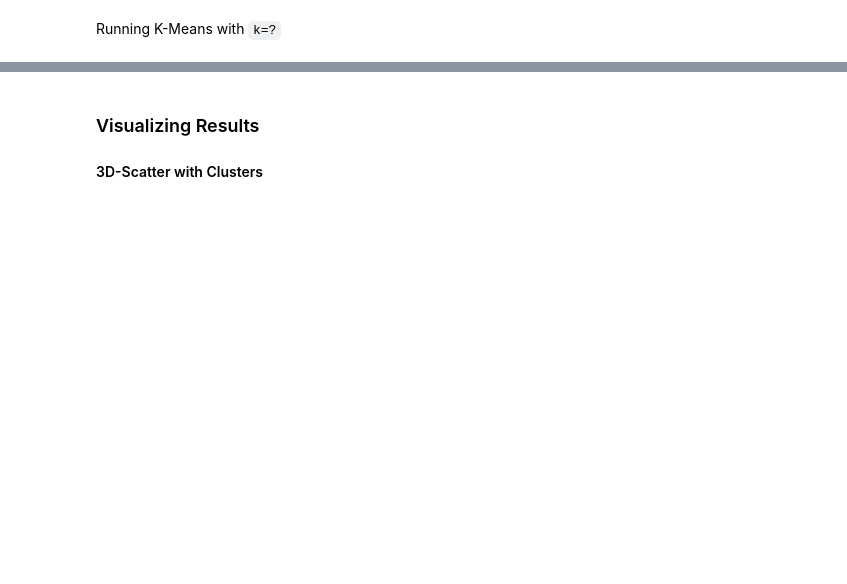
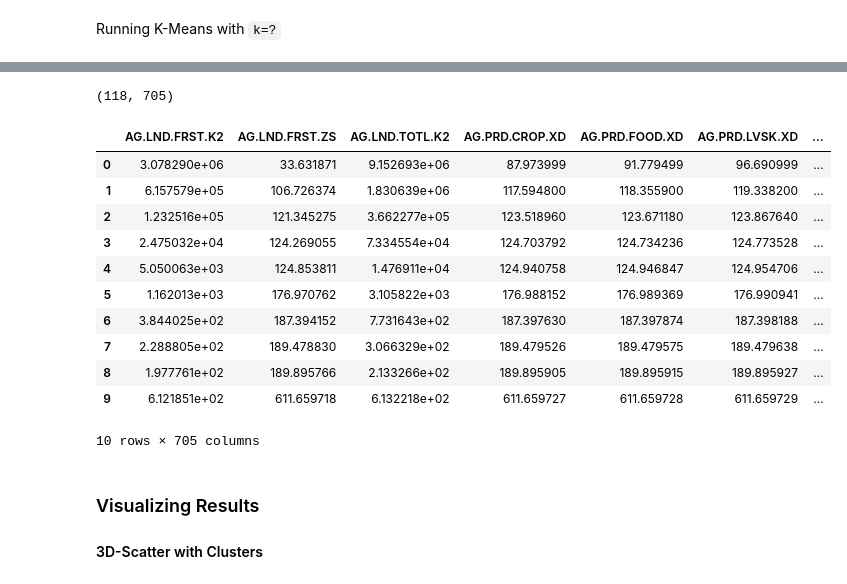
Before and after one commit to michaelmalamut/Final-Group-Project, a Jupyter notebook: PCA_Calculations.ipynb, the cells around one changed output, grey strips where cells are left out. Drawn from its saved outputs; the diff is of its cells as text; code cells hidden in the pictures; blank space fills up the shorter version.

```diff
--- a/PCA_Calculations.ipynb
+++ b/PCA_Calculations.ipynb
@@ -25,0 +49,5 @@ worldbank_df.head()
+# %%
+# Create a new DataFrame that holds only the countries names.
+country_names_df = worldbank_df.filter(['Country'], axis=1)
+#country_names_df = country_names_df.set_index('Symbol')
+country_names_df
@@ -25,0 +68,5 @@ worldbank_df.head()
+# %%
+# Drop the 'Country' column since it's not going to be used on the clustering algorithm.
+worldbank_df.drop('Country', axis=1, inplace=True)
+#worldbank_df = worldbank_df.set_index('Symbol')
+worldbank_df.head()
@@ -26,3 +81,5 @@ worldbank_df.head()
+# %%
+x=worldbank_df
 # %%
 # Standardize the data with StandardScaler().
 scaler = StandardScaler().fit(x)
@@ -62,7 +147,7 @@ df_elbow.hvplot.line(x="k", y="inertia", xticks=k, title="Elbow Curve")
 Running K-Means with `k=?`
 # %%
 # Initialize the K-Means model. Define clusters before running
-model = KMeans(n_clusters=?, random_state=0)
+model = KMeans(n_clusters=3, random_state=0)
 
 # Fit the model
 model.fit(pcs_df)
@@ -77,11 +183,28 @@ merged_df
 # %%
-#  Add a new column, "Class" to the merged_df DataFrame that holds the predictions.
-mergeddf["class"] = model.labels_
+#  Add a new column, "Country" to the clustered_df DataFrame
+merged_df["Country"] = country_names_df["Country"]
+
+#  Add a new column, "Class" to the clustered_df DataFrame that holds the predictions.
+merged_df["class"] = model.labels_
 pcs_df.head()
 
-# Print the shape of the merged_df
+# Print the shape of the clustered_df
 print(merged_df.shape)
 merged_df.head(10)
+# %% [output]
+(118, 705)
+|  | AG.LND.FRST.K2 | AG.LND.FRST.ZS | AG.LND.TOTL.K2 | AG.PRD.CROP.XD | AG.PRD.FOOD.XD | AG.PRD.LVSK.XD | ... |
+| 0 | 3.078290e+06 | 33.631871 | 9.152693e+06 | 87.973999 | 91.779499 | 96.690999 | ... |
+| 1 | 6.157579e+05 | 106.726374 | 1.830639e+06 | 117.594800 | 118.355900 | 119.338200 | ... |
+| 2 | 1.232516e+05 | 121.345275 | 3.662277e+05 | 123.518960 | 123.671180 | 123.867640 | ... |
+| 3 | 2.475032e+04 | 124.269055 | 7.334554e+04 | 124.703792 | 124.734236 | 124.773528 | ... |
+| 4 | 5.050063e+03 | 124.853811 | 1.476911e+04 | 124.940758 | 124.946847 | 124.954706 | ... |
+| 5 | 1.162013e+03 | 176.970762 | 3.105822e+03 | 176.988152 | 176.989369 | 176.990941 | ... |
+| 6 | 3.844025e+02 | 187.394152 | 7.731643e+02 | 187.397630 | 187.397874 | 187.398188 | ... |
+| 7 | 2.288805e+02 | 189.478830 | 3.066329e+02 | 189.479526 | 189.479575 | 189.479638 | ... |
+| 8 | 1.977761e+02 | 189.895766 | 2.133266e+02 | 189.895905 | 189.895915 | 189.895927 | ... |
+| 9 | 6.121851e+02 | 611.659718 | 6.132218e+02 | 611.659727 | 611.659728 | 611.659729 | ... |
+10 rows × 705 columns
 # %% [markdown]
 ### Visualizing Results
 
```
Also changed, not shown: parts of 11 cells of this notebook, 4 other files.
